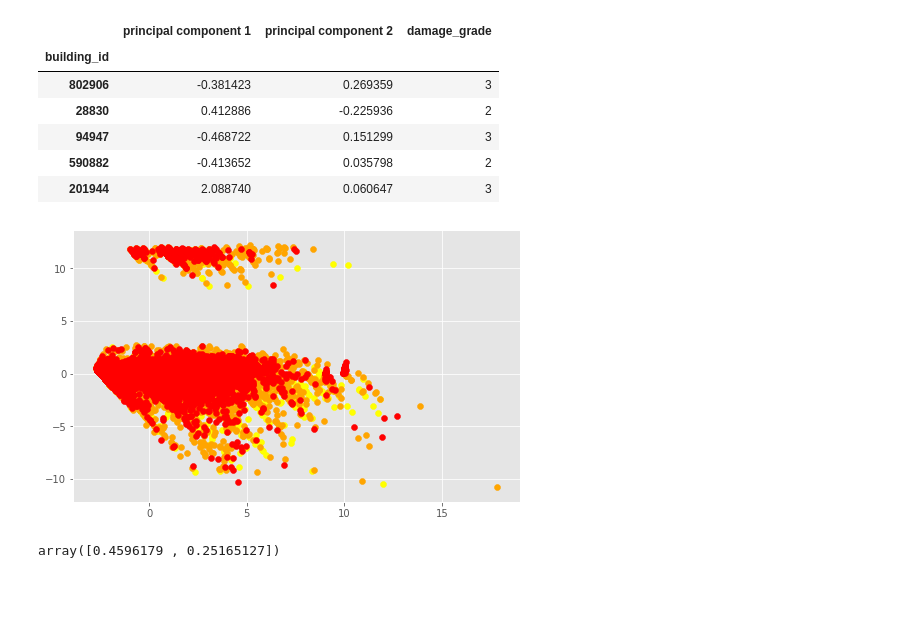
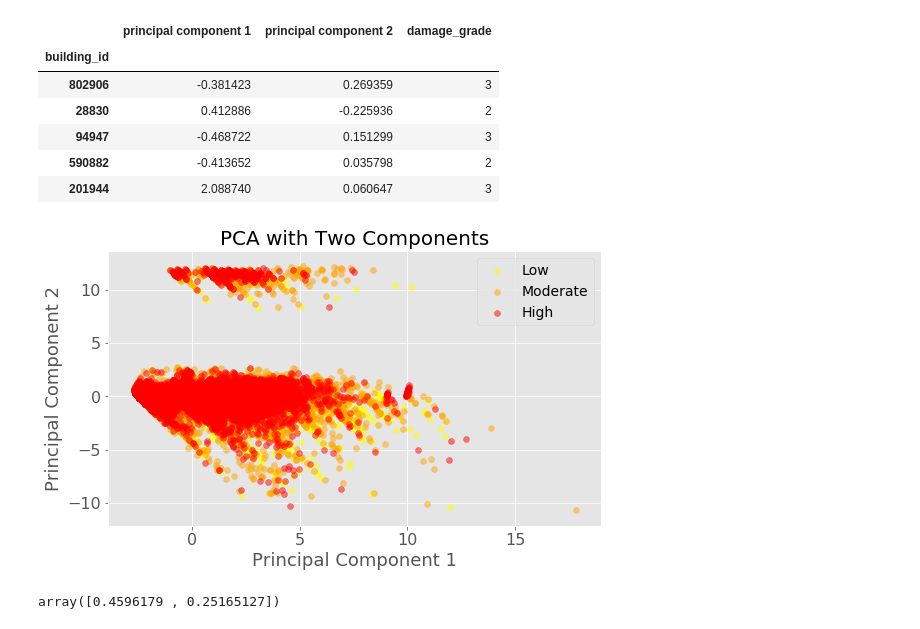
Before and after one commit to rumbelievable/earthquake_predictor, a Jupyter notebook: notebooks/eda.ipynb, the cells around one changed output. Drawn from its saved outputs; the diff is of its cells as text; code cells hidden in the pictures; blank space fills up the shorter version.

```diff
--- a/notebooks/eda.ipynb
+++ b/notebooks/eda.ipynb
@@ -441,13 +441,22 @@ pca_df.head()
 | 201944 | 2.088740 | 0.060647 | 3 |
 # %%
 targets = [1, 2, 3]
+labels = ['Low', 'Moderate', 'High']
 color = ['yellow', 'orange', 'red']
 fig, ax = plt.subplots(1,1,figsize=(8,5))
-for t, c in zip(targets,color):
+for t, c in zip(targets, color):
     idx = pca_df['damage_grade'] == t
-    ax.scatter(pca_df.loc[idx, 'principal component 1'], pca_df.loc[idx, 'principal component 2'], color=c)
+    ax.scatter(pca_df.loc[idx, 'principal component 1'], pca_df.loc[idx, 'principal component 2'], color=c,
+               alpha=.5, label=labels[t-1])
+ax.set_title('PCA with Two Components', fontsize=20)
+ax.set_xlabel('Principal Component 1', fontsize=18)
+ax.set_ylabel('Principal Component 2', fontsize=18)
+plt.tick_params(labelsize=16)
+ax.legend(fontsize=14)
+plt.tight_layout(pad=1)
+# plt.savefig('images/pca_twocomponents.png', dpi=100)
 # %% [output]
-[figure, old version]
+[figure, new version]
 # %%
 pca.explained_variance_ratio_
 # %% [output]
```
Also changed, not shown: parts of 1 cell of this notebook, 1 other file.
